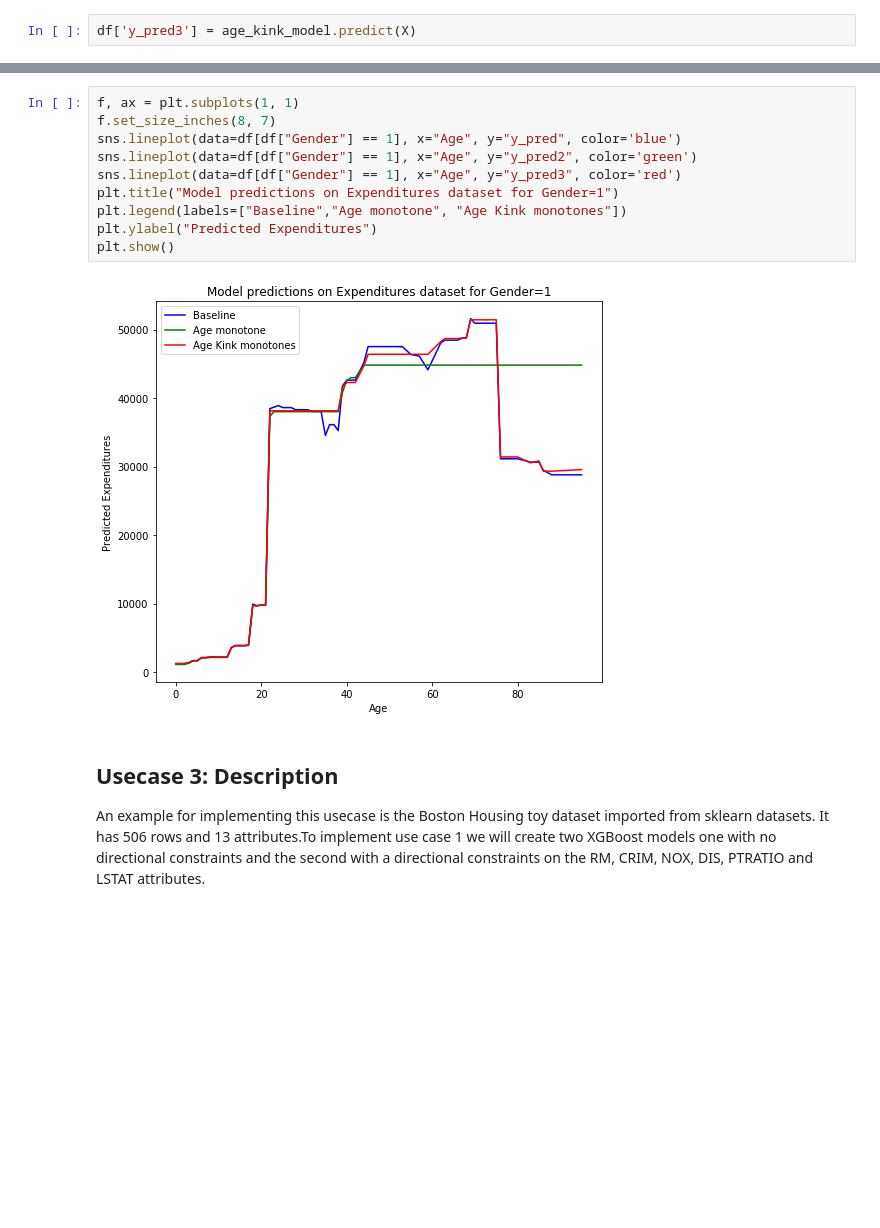
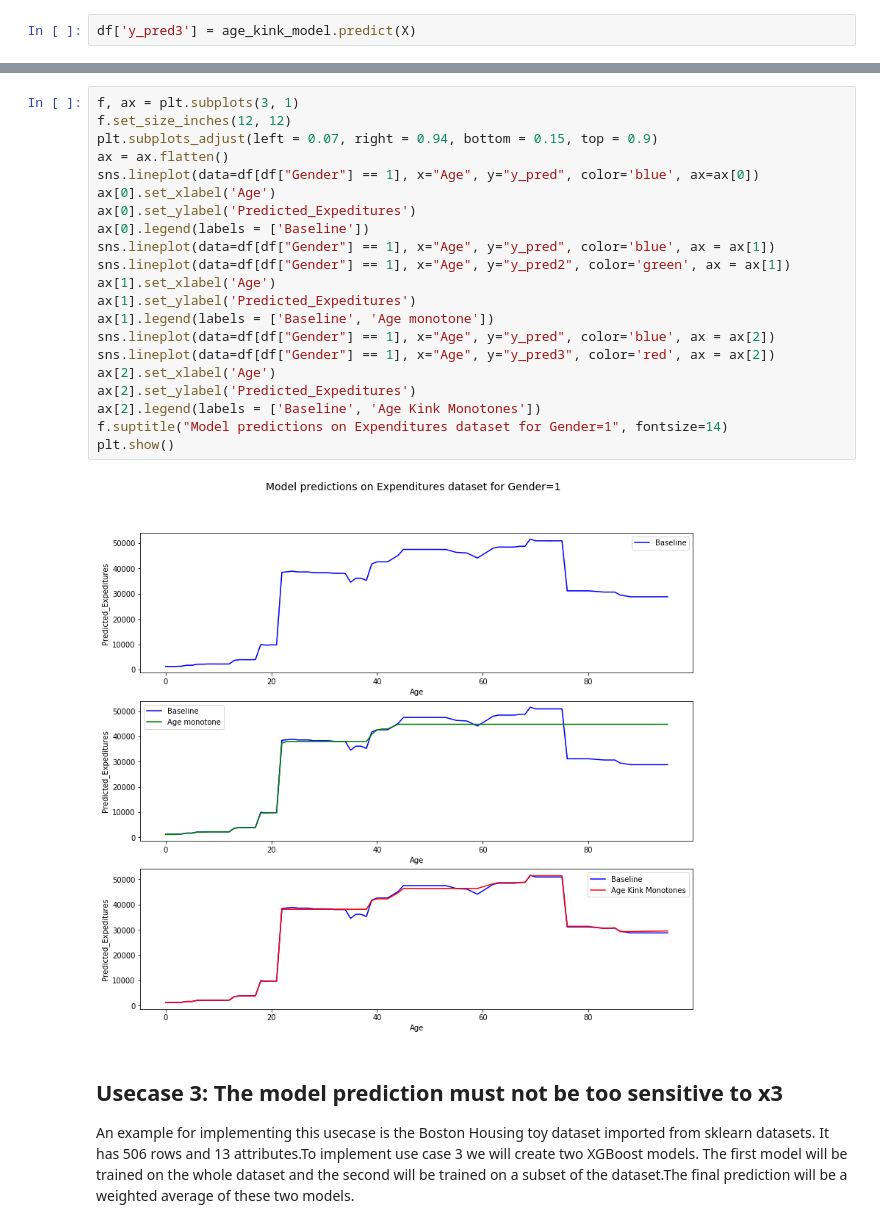
Before and after one commit to SaloniSaini02/Structural_AI_example, a Jupyter notebook: example_notebook.ipynb, the cells around one changed output, grey strips where cells are left out. Cells and saved outputs as stored; diff of their text form; blank space fills up the shorter version.

Commit message:
add usecase 3

```diff
--- a/example_notebook.ipynb
+++ b/example_notebook.ipynb
@@ -360,19 +382,30 @@ plt.show()
 # %%
-f, ax = plt.subplots(1, 1)
-f.set_size_inches(8, 7)
-sns.lineplot(data=df[df["Gender"] == 1], x="Age", y="y_pred", color='blue')
-sns.lineplot(data=df[df["Gender"] == 1], x="Age", y="y_pred2", color='green')
-sns.lineplot(data=df[df["Gender"] == 1], x="Age", y="y_pred3", color='red')
-plt.title("Model predictions on Expenditures dataset for Gender=1")
-plt.legend(labels=["Baseline","Age monotone", "Age Kink monotones"])
-plt.ylabel("Predicted Expenditures")
+f, ax = plt.subplots(3, 1)
+f.set_size_inches(12, 12)
+plt.subplots_adjust(left = 0.07, right = 0.94, bottom = 0.15, top = 0.9)
+ax = ax.flatten()
+sns.lineplot(data=df[df["Gender"] == 1], x="Age", y="y_pred", color='blue', ax=ax[0])
+ax[0].set_xlabel('Age')
+ax[0].set_ylabel('Predicted_Expeditures')
+ax[0].legend(labels = ['Baseline'])
+sns.lineplot(data=df[df["Gender"] == 1], x="Age", y="y_pred", color='blue', ax = ax[1])
+sns.lineplot(data=df[df["Gender"] == 1], x="Age", y="y_pred2", color='green', ax = ax[1])
+ax[1].set_xlabel('Age')
+ax[1].set_ylabel('Predicted_Expeditures')
+ax[1].legend(labels = ['Baseline', 'Age monotone'])
+sns.lineplot(data=df[df["Gender"] == 1], x="Age", y="y_pred", color='blue', ax = ax[2])
+sns.lineplot(data=df[df["Gender"] == 1], x="Age", y="y_pred3", color='red', ax = ax[2])
+ax[2].set_xlabel('Age')
+ax[2].set_ylabel('Predicted_Expeditures')
+ax[2].legend(labels = ['Baseline', 'Age Kink Monotones'])
+f.suptitle("Model predictions on Expenditures dataset for Gender=1", fontsize=14)
 plt.show()
 # %% [output]
-[figure, old version]
+[figure, new version]
 # %% [markdown]
-## Usecase 3: Description
+## Usecase 3: The model prediction must not be too sensitive to x3
 
-An example for implementing this usecase is the Boston Housing toy dataset imported from sklearn datasets. It has 506 rows and 13 attributes.To implement use case 1 we will create two XGBoost models one with no directional constraints and the second with a directional constraints on the RM, CRIM, NOX, DIS, PTRATIO and LSTAT attributes.
+An example for implementing this usecase is the Boston Housing toy dataset imported from sklearn datasets. It has 506 rows and 13 attributes.To implement use case 3  we will create two XGBoost models. The first model will be trained on the whole dataset and the second will be trained on a subset of the dataset.The final prediction will be a weighted average of these two models.
 # %%
 boston_dataset = load_boston()
 print(boston_dataset.keys())
```
Also changed, not shown: parts of 33 cells of this notebook.
